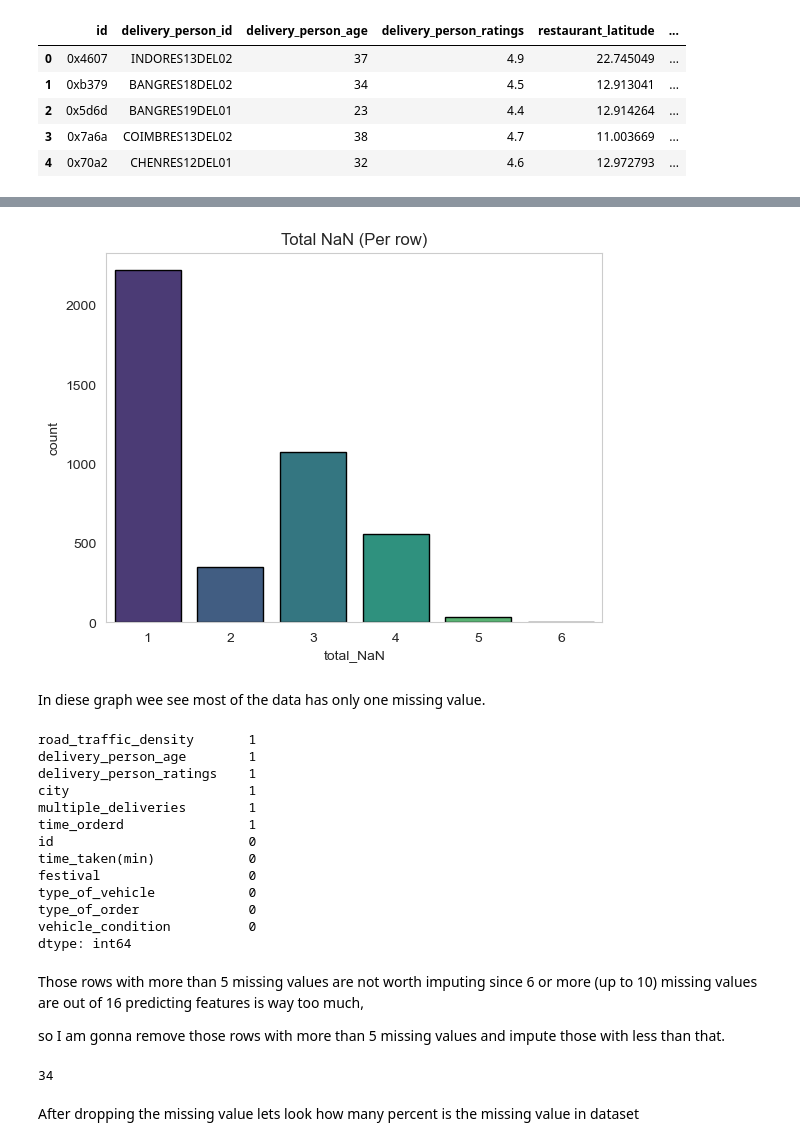
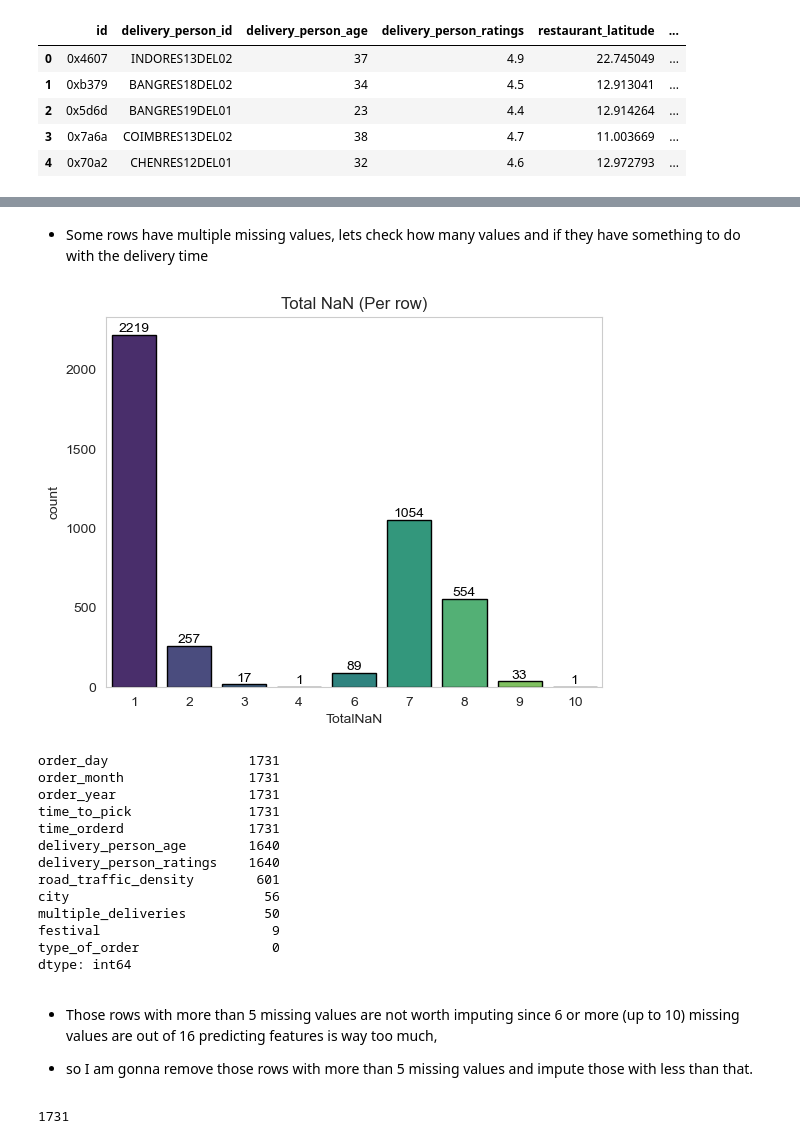
Before and after one commit to veyselaytekin1/lieferando_delivery_time_predictor, a Jupyter notebook: notebooks/2- acquire_train_and_test_data.ipynb, the cells around one changed output, grey strips where cells are left out. Saved outputs shown, nothing was run; the diff lists cells and outputs as text; code cells hidden in the pictures.

```diff
--- a/notebooks/2- acquire_train_and_test_data.ipynb
+++ b/notebooks/2- acquire_train_and_test_data.ipynb
@@ -264,40 +293,53 @@ sns.heatmap(data.isna(), cmap = 'Blues_r', cbar = False);
-# %%
-data['total_NaN'] = data.isna().sum(axis=1)
-
-sns.countplot(data = data[data.total_NaN != 0], x = 'total_NaN', palette = 'viridis', edgecolor = 'k')
-
-plt.title('Total NaN (Per row)')
-plt.grid(False)
-# %% [output]
-[figure, removed]
-# %% [markdown]
-In diese graph wee see most of the data has only one missing value.
+# %% [markdown]
+- Some rows have multiple missing values, lets check how many values and if they have something to do with the delivery time
+# %%
+# Calculate the total number of NaNs per row
+data['TotalNaN'] = data.isna().sum(axis=1)
+
+# Create the count plot
+ax = sns.countplot(data=data[data.TotalNaN != 0], x='TotalNaN', palette='viridis', edgecolor='k')
+
+# Add count labels on top of each bar
+for p in ax.patches:
+    ax.annotate(f'{int(p.get_height())}',
+                (p.get_x() + p.get_width() / 2., p.get_height()),
+                ha='center', va='baseline', fontsize=10, color='black', xytext=(0, 2),
+                textcoords='offset points')
+
+# Set title and remove gridlines
+plt.title('Total NaN (Per row)')
+plt.grid(False)
+
+# Show the plot
+plt.show()
+# %% [output]
+[figure, added]
 # %%
 # Rows with more than 5 NaN values
 
-data[data['total_NaN'] > 5].isna().sum().sort_values(ascending = False)[:12]
+data[data['TotalNaN'] > 5].isna().sum().sort_values(ascending = False)[:12]
 # %% [output]
-road_traffic_density       1
-delivery_person_age        1
-delivery_person_ratings    1
-city                       1
-multiple_deliveries        1
-time_orderd                1
-id                         0
-time_taken(min)            0
-festival                   0
-type_of_vehicle            0
-type_of_order              0
-vehicle_condition          0
+order_day                  1731
+order_month                1731
+order_year                 1731
+time_to_pick               1731
+time_orderd                1731
+delivery_person_age        1640
+delivery_person_ratings    1640
+road_traffic_density        601
+city                         56
+multiple_deliveries          50
+festival                      9
+type_of_order                 0
 dtype: int64
 # %% [markdown]
-Those rows with more than 5 missing values are not worth imputing since 6 or more (up to 10) missing values are out of 16 predicting features is way too much,
+- Those rows with more than 5 missing values are not worth imputing since 6 or more (up to 10) missing values are out of 16 predicting features is way too much,
 
-so I am gonna remove those rows with more than 5 missing values and impute those with less than that.
+- so I am gonna remove those rows with more than 5 missing values and impute those with less than that.
 # %%
 # Number of Observations dropped
 
-data.shape[0] - data[data['total_NaN'] < 5].shape[0]
+data.shape[0] - data[data['TotalNaN'] < 5].shape[0]
 # %% [output]
-34
+1731
 # %%
@@ -305,2 +346,0 @@ data = data[data['total_NaN'] < 5]
-# %% [markdown]
-After dropping the missing value lets look how many percent is the missing value in dataset
```
Also changed, not shown: parts of 72 cells of this notebook, 10 other files.
